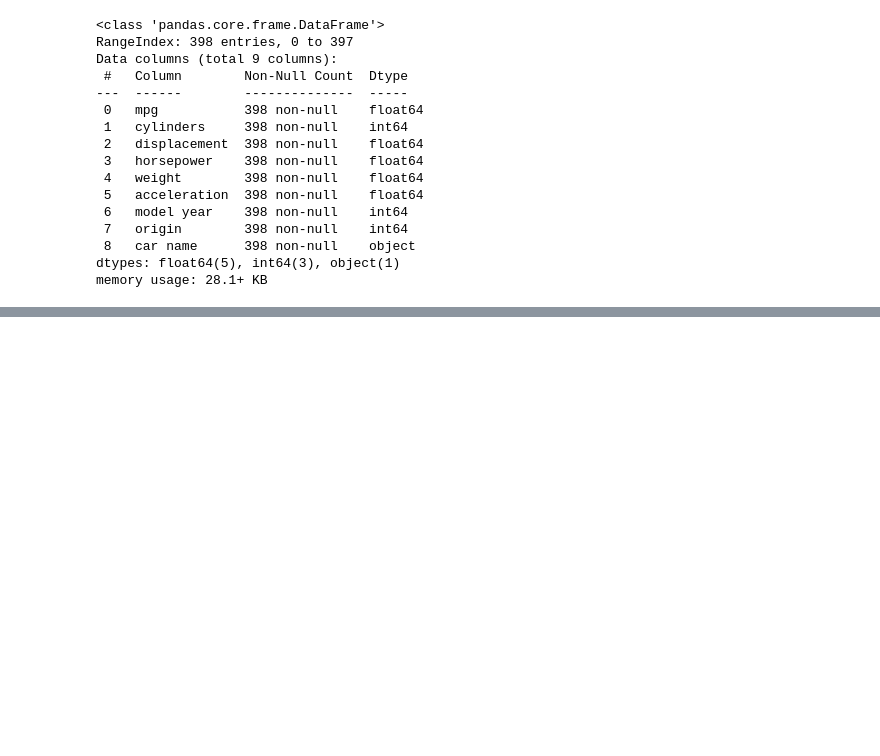
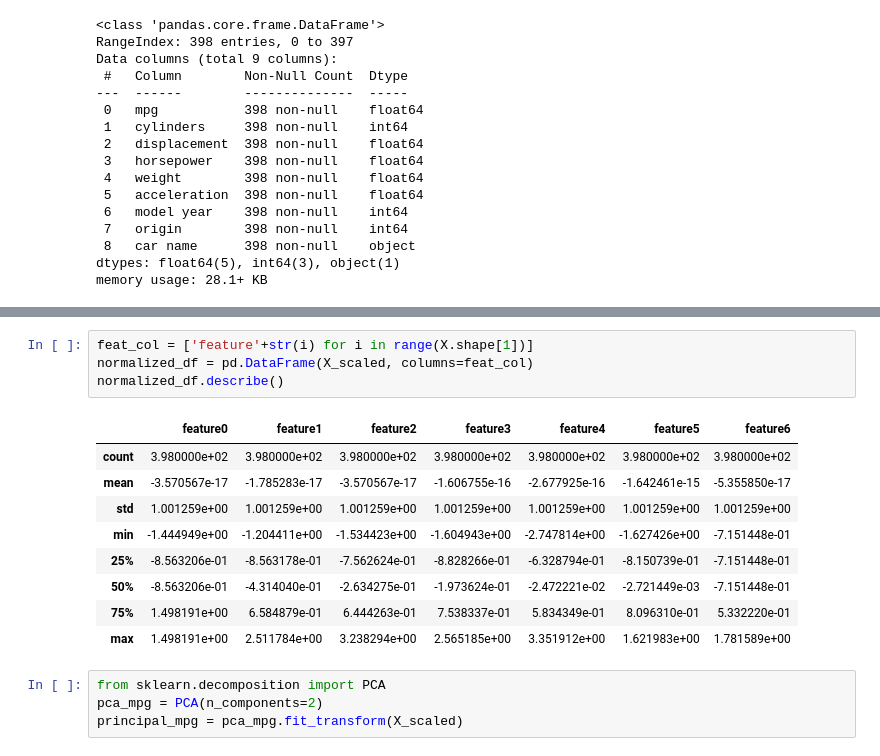
Before and after one commit to 7u7unn/ML-SMT5, a Jupyter notebook: MLP2/prak.ipynb, the cells around one changed output, grey strips where cells are left out. Cells and saved outputs as stored; diff of their text form; blank space fills up the shorter version.

```diff
--- a/MLP2/prak.ipynb
+++ b/MLP2/prak.ipynb
@@ -207,0 +234,18 @@ memory usage: 28.1+ KB
+# %%
+feat_col = ['feature'+str(i) for i in range(X.shape[1])]
+normalized_df = pd.DataFrame(X_scaled, columns=feat_col)
+normalized_df.describe()
+# %% [output]
+|  | feature0 | feature1 | feature2 | feature3 | feature4 | feature5 | feature6 |
+| count | 3.980000e+02 | 3.980000e+02 | 3.980000e+02 | 3.980000e+02 | 3.980000e+02 | 3.980000e+02 | 3.980000e+02 |
+| mean | -3.570567e-17 | -1.785283e-17 | -3.570567e-17 | -1.606755e-16 | -2.677925e-16 | -1.642461e-15 | -5.355850e-17 |
+| std | 1.001259e+00 | 1.001259e+00 | 1.001259e+00 | 1.001259e+00 | 1.001259e+00 | 1.001259e+00 | 1.001259e+00 |
+| min | -1.444949e+00 | -1.204411e+00 | -1.534423e+00 | -1.604943e+00 | -2.747814e+00 | -1.627426e+00 | -7.151448e-01 |
+| 25% | -8.563206e-01 | -8.563178e-01 | -7.562624e-01 | -8.828266e-01 | -6.328794e-01 | -8.150739e-01 | -7.151448e-01 |
+| 50% | -8.563206e-01 | -4.314040e-01 | -2.634275e-01 | -1.973624e-01 | -2.472221e-02 | -2.721449e-03 | -7.151448e-01 |
+| 75% | 1.498191e+00 | 6.584879e-01 | 6.444263e-01 | 7.538337e-01 | 5.834349e-01 | 8.096310e-01 | 5.332220e-01 |
+| max | 1.498191e+00 | 2.511784e+00 | 3.238294e+00 | 2.565185e+00 | 3.351912e+00 | 1.621983e+00 | 1.781589e+00 |
+# %%
+from sklearn.decomposition import PCA
+pca_mpg = PCA(n_components=2)
+principal_mpg = pca_mpg.fit_transform(X_scaled)
```
Also changed, not shown: parts of 21 cells of this notebook, 2 other files.
